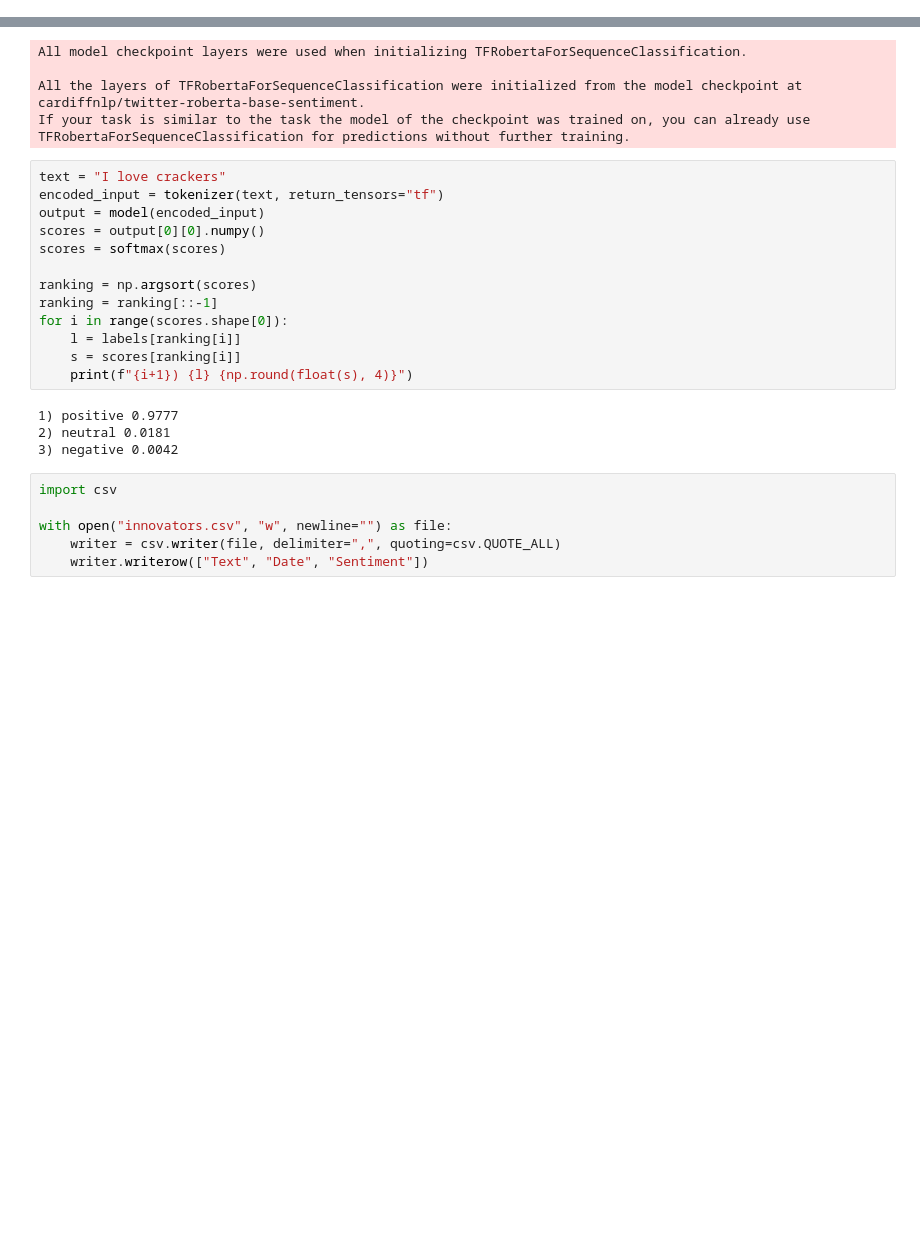
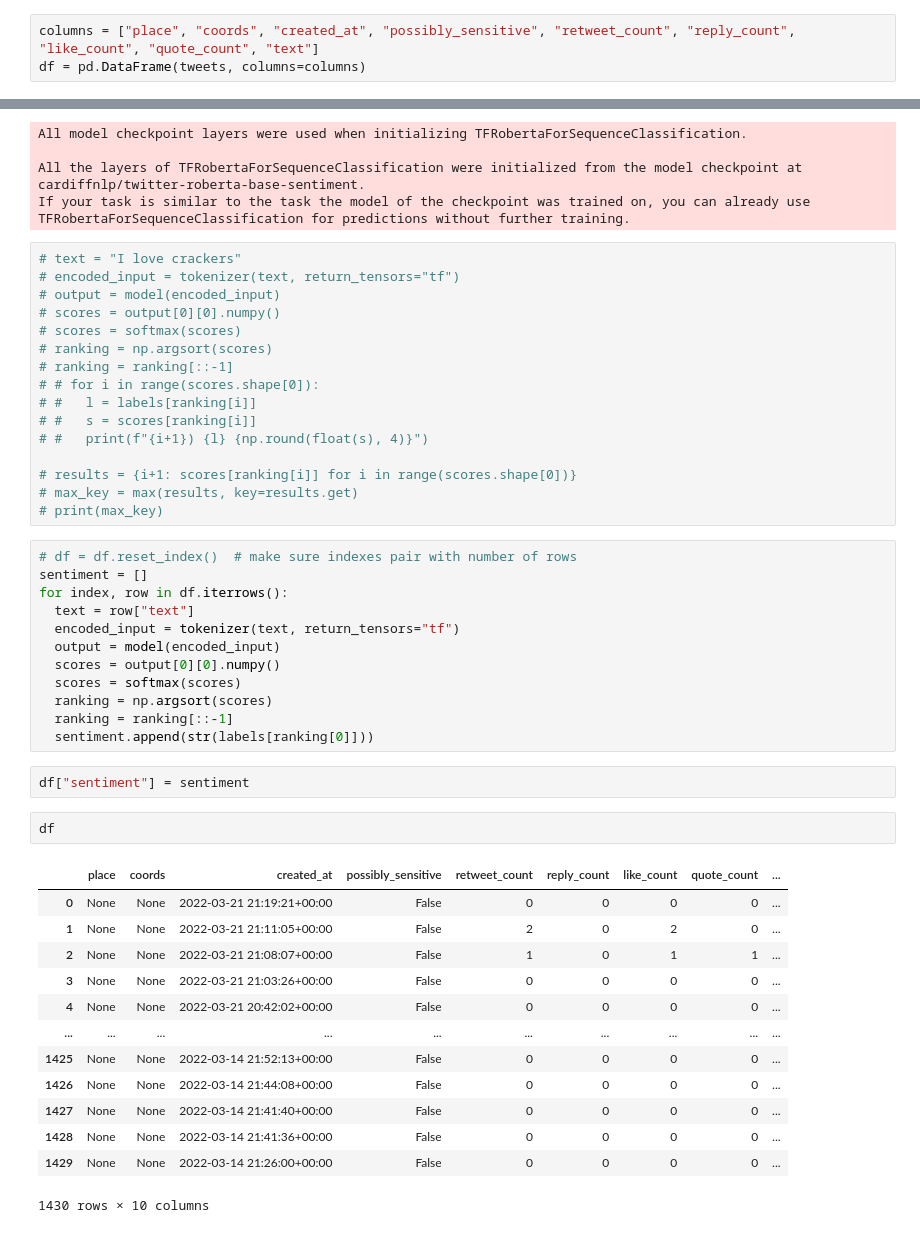
Before and after one commit to rosshalpin/AdvancedML, a Jupyter notebook: AdvancedML.ipynb, the cells around one changed output, grey strips where cells are left out. Drawn from its saved outputs; the diff is of its cells as text; blank space fills up the shorter version.

```diff
--- a/AdvancedML.ipynb
+++ b/AdvancedML.ipynb
@@ -152,0 +124,3 @@ None None 2022-03-10 21:52:23+00:00 False 25 2 238 0 Thomas Tuchel on players be
+# %%
+columns = ["place", "coords", "created_at", "possibly_sensitive", "retweet_count", "reply_count", "like_count", "quote_count", "text"]
+df = pd.DataFrame(tweets, columns=columns)
@@ -205,26 +188,49 @@ All model checkpoint layers were used when initializing TFRobertaForSequenceClas
 All the layers of TFRobertaForSequenceClassification were initialized from the model checkpoint at cardiffnlp/twitter-roberta-base-sentiment.
 If your task is similar to the task the model of the checkpoint was trained on, you can already use TFRobertaForSequenceClassification for predictions without further training.
 # %%
-text = "I love crackers"
-encoded_input = tokenizer(text, return_tensors="tf")
-output = model(encoded_input)
-scores = output[0][0].numpy()
-scores = softmax(scores)
+# text = "I love crackers"
+# encoded_input = tokenizer(text, return_tensors="tf")
+# output = model(encoded_input)
+# scores = output[0][0].numpy()
+# scores = softmax(scores)
+# ranking = np.argsort(scores)
+# ranking = ranking[::-1]
+# # for i in range(scores.shape[0]):
+# #   l = labels[ranking[i]]
+# #   s = scores[ranking[i]]
+# #   print(f"{i+1}) {l} {np.round(float(s), 4)}")
 
-ranking = np.argsort(scores)
-ranking = ranking[::-1]
-for i in range(scores.shape[0]):
-    l = labels[ranking[i]]
-    s = scores[ranking[i]]
-    print(f"{i+1}) {l} {np.round(float(s), 4)}")
+# results = {i+1: scores[ranking[i]] for i in range(scores.shape[0])}
+# max_key = max(results, key=results.get)
+# print(max_key)
-# %% [output]
-1) positive 0.9777
-2) neutral 0.0181
-3) negative 0.0042
-# %%
-import csv
-
-with open("innovators.csv", "w", newline="") as file:
-    writer = csv.writer(file, delimiter=",", quoting=csv.QUOTE_ALL)
-    writer.writerow(["Text", "Date", "Sentiment"])
+# %%
+# df = df.reset_index()  # make sure indexes pair with number of rows
+sentiment = []
+for index, row in df.iterrows():
+  text = row["text"]
+  encoded_input = tokenizer(text, return_tensors="tf")
+  output = model(encoded_input)
+  scores = output[0][0].numpy()
+  scores = softmax(scores)
+  ranking = np.argsort(scores)
+  ranking = ranking[::-1]
+  sentiment.append(str(labels[ranking[0]]))
+# %%
+df["sentiment"] = sentiment
+# %%
+df
+# %% [output]
+|  | place | coords | created_at | possibly_sensitive | retweet_count | reply_count | like_count | quote_count | ... |
+| 0 | None | None | 2022-03-21 21:19:21+00:00 | False | 0 | 0 | 0 | 0 | ... |
+| 1 | None | None | 2022-03-21 21:11:05+00:00 | False | 2 | 0 | 2 | 0 | ... |
+| 2 | None | None | 2022-03-21 21:08:07+00:00 | False | 1 | 0 | 1 | 1 | ... |
+| 3 | None | None | 2022-03-21 21:03:26+00:00 | False | 0 | 0 | 0 | 0 | ... |
+| 4 | None | None | 2022-03-21 20:42:02+00:00 | False | 0 | 0 | 0 | 0 | ... |
+| ... | ... | ... | ... | ... | ... | ... | ... | ... | ... |
+| 1425 | None | None | 2022-03-14 21:52:13+00:00 | False | 0 | 0 | 0 | 0 | ... |
+| 1426 | None | None | 2022-03-14 21:44:08+00:00 | False | 0 | 0 | 0 | 0 | ... |
+| 1427 | None | None | 2022-03-14 21:41:40+00:00 | False | 0 | 0 | 0 | 0 | ... |
+| 1428 | None | None | 2022-03-14 21:41:36+00:00 | False | 0 | 0 | 0 | 0 | ... |
+| 1429 | None | None | 2022-03-14 21:26:00+00:00 | False | 0 | 0 | 0 | 0 | ... |
+1430 rows × 10 columns
 # %%
```
Also changed, not shown: parts of 14 cells of this notebook.
